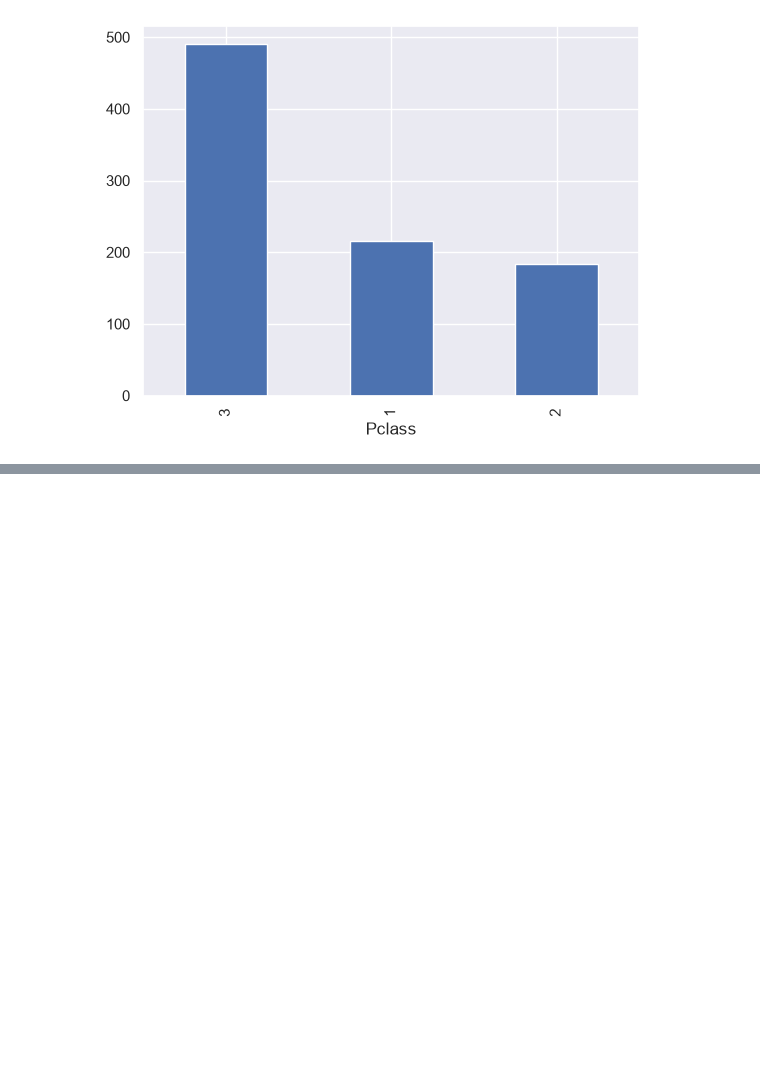
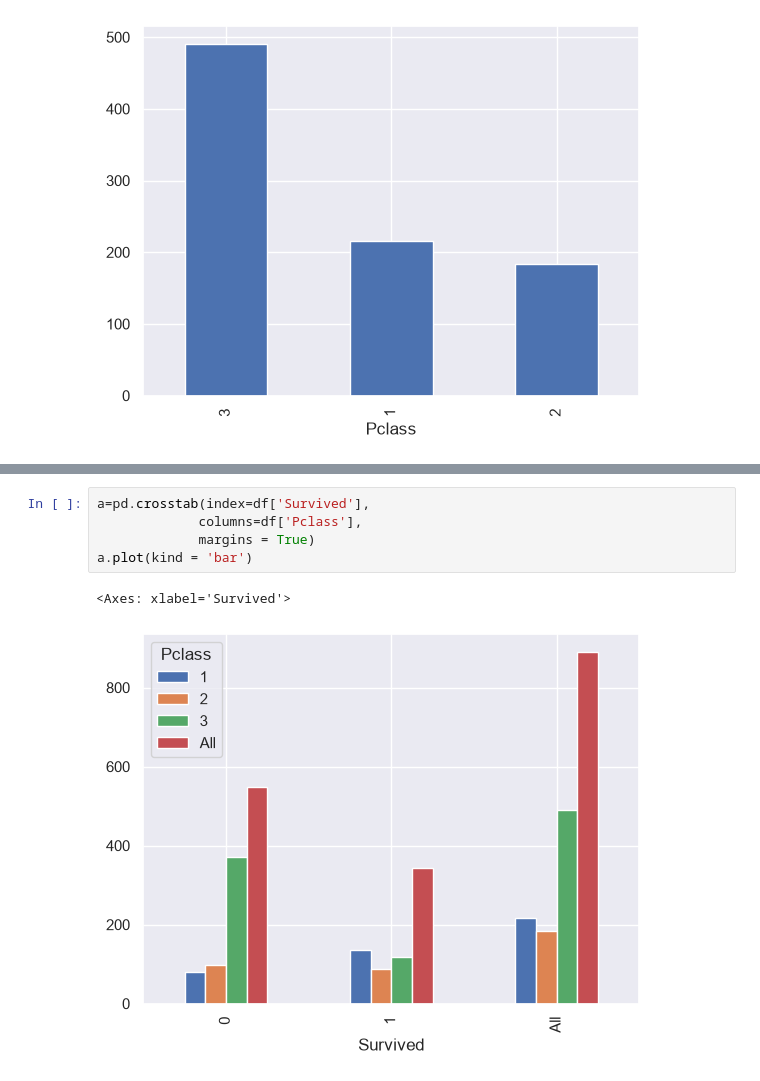
Before and after one commit to hudaa0412/python_programming, a Jupyter notebook: Introduction/demo.ipynb, the cells around one changed output, grey strips where cells are left out. Saved outputs shown, nothing was run; the diff lists cells and outputs as text; blank space fills up the shorter version.

```diff
--- a/Introduction/demo.ipynb
+++ b/Introduction/demo.ipynb
@@ -371,0 +539,8 @@ df['Pclass'].value_counts() .plot(kind = 'bar')
+# %%
+a=pd.crosstab(index=df['Survived'],
+             columns=df['Pclass'],
+             margins = True)
+a.plot(kind = 'bar')
+# %% [output]
+<Axes: xlabel='Survived'>
+[figure, added]
```
Also changed, not shown: parts of 14 cells of this notebook, 3 other files.
